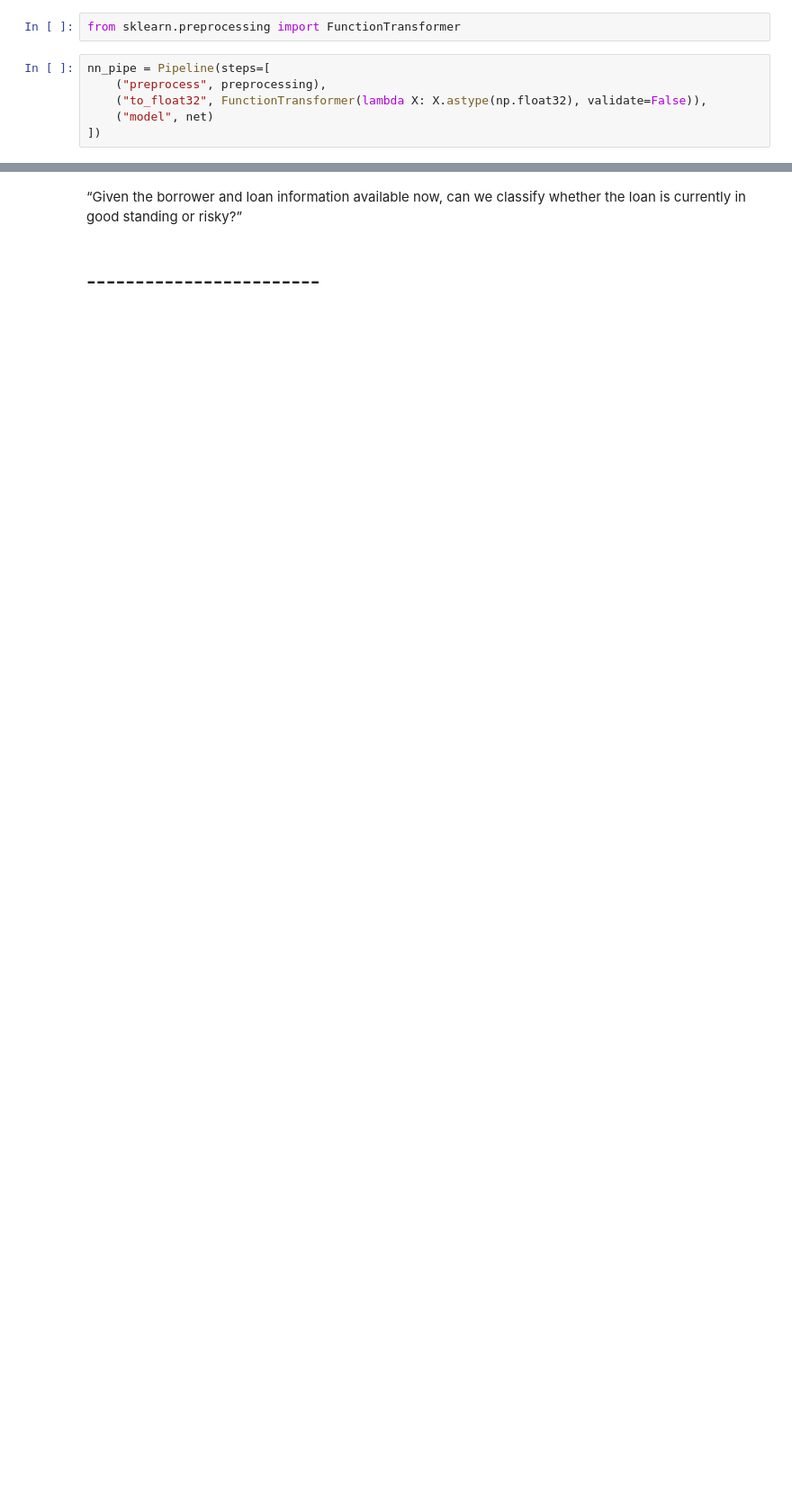
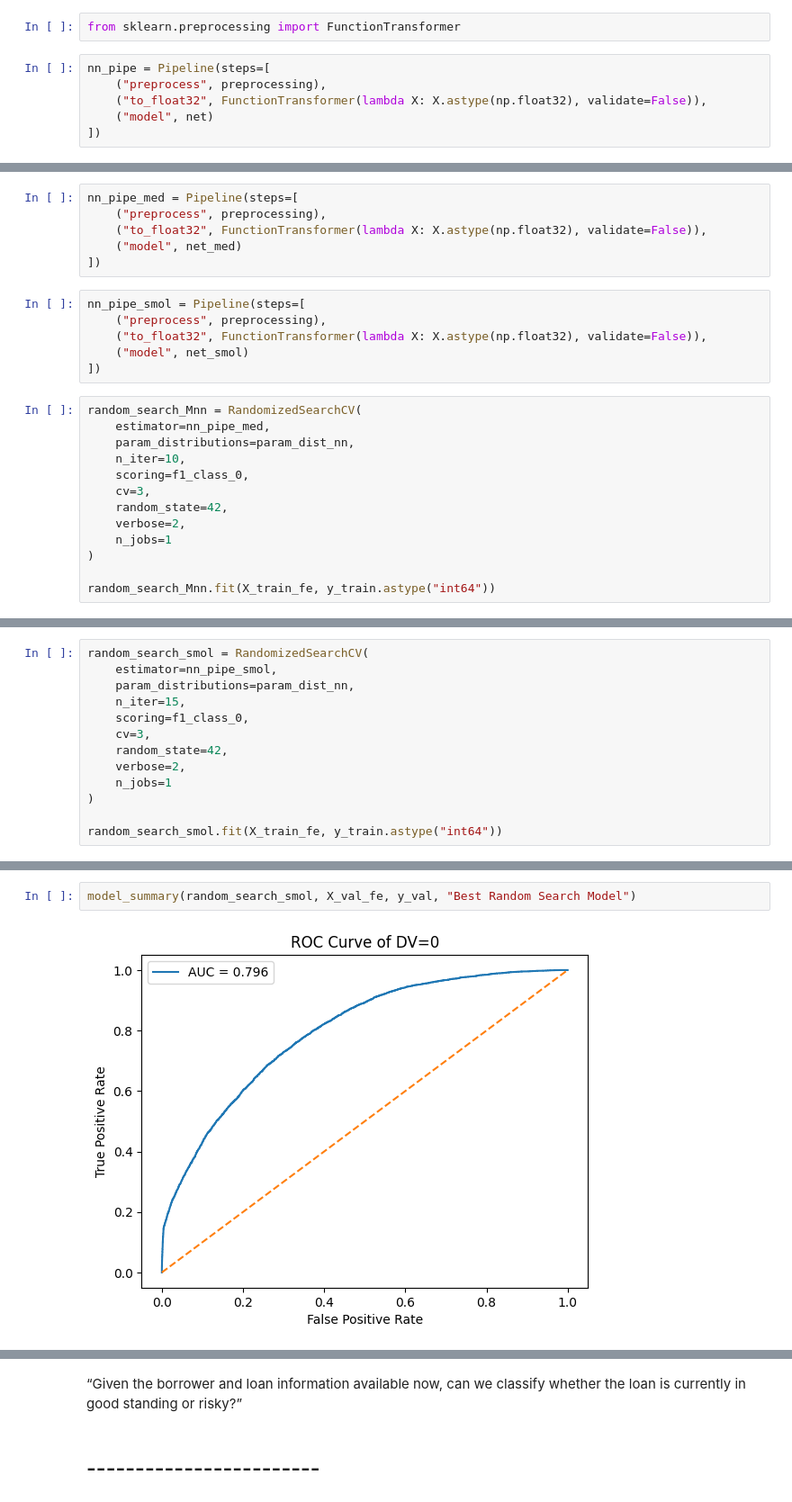
Before and after one commit to Julioccs95/STAT468, a Jupyter notebook: Second_stage.ipynb, the cells around one changed output, grey strips where cells are left out. Shown at 90% size. Drawn from its saved outputs; the diff is of its cells as text; blank space fills up the shorter version.

```diff
--- a/Second_stage.ipynb
+++ b/Second_stage.ipynb
@@ -1572,0 +2009,25 @@ RandomizedSearchCV(cv=3,
+# %%
+nn_pipe_med = Pipeline(steps=[
+    ("preprocess", preprocessing),
+    ("to_float32", FunctionTransformer(lambda X: X.astype(np.float32), validate=False)),
+    ("model", net_med)
+])
+# %%
+nn_pipe_smol = Pipeline(steps=[
+    ("preprocess", preprocessing),
+    ("to_float32", FunctionTransformer(lambda X: X.astype(np.float32), validate=False)),
+    ("model", net_smol)
+])
+# %%
+random_search_Mnn = RandomizedSearchCV(
+    estimator=nn_pipe_med,
+    param_distributions=param_dist_nn,
+    n_iter=10,
+    scoring=f1_class_0,
+    cv=3,
+    random_state=42,
+    verbose=2,
+    n_jobs=1
+)
+
+random_search_Mnn.fit(X_train_fe, y_train.astype("int64"))
@@ -1572,0 +2072,13 @@ RandomizedSearchCV(cv=3,
+# %%
+random_search_smol = RandomizedSearchCV(
+    estimator=nn_pipe_smol,
+    param_distributions=param_dist_nn,
+    n_iter=15,
+    scoring=f1_class_0,
+    cv=3,
+    random_state=42,
+    verbose=2,
+    n_jobs=1
+)
+
+random_search_smol.fit(X_train_fe, y_train.astype("int64"))
@@ -1574,0 +2180,4 @@ best_model = random_search.best_estimator_
+# %%
+model_summary(random_search_smol, X_val_fe, y_val, "Best Random Search Model")
+# %% [output]
+[figure, added]
```
Also changed, not shown: parts of 142 cells of this notebook.
